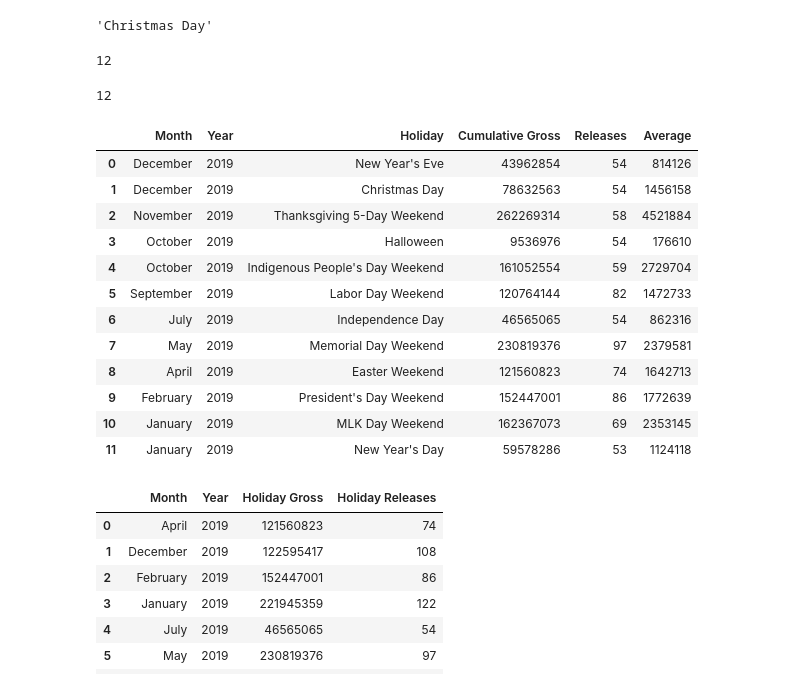
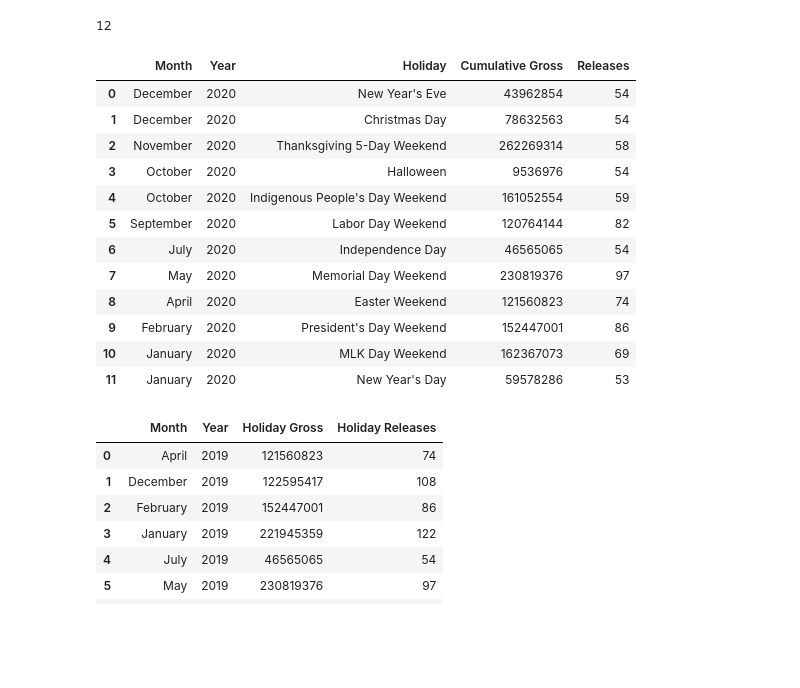
Before and after one commit to StarkArk/SnapCinema_2023, a Jupyter notebook: holidays_2019-2023_etl.ipynb, the cells around one changed output. Cells and saved outputs as stored; diff of their text form; code cells hidden in the pictures; blank space fills up the shorter version.

Commit message:
Merged Holiday Table, Clean

```diff
--- a/holidays_2019-2023_etl.ipynb
+++ b/holidays_2019-2023_etl.ipynb
@@ -407,9 +107,3 @@ Index(['Holiday', 'Cumulative Gross', '% of Year', 'Releases', 'Average',
-# %%
-# Trim the columns to Holiday, Cumulative Gross, % of Year, Releases, Average
-holidays_2019_df = holidays_2019_df[['Holiday', 'Cumulative Gross', 'Releases', 'Average']]
-holidays_2020_df = holidays_2020_df[['Holiday', 'Cumulative Gross', 'Releases', 'Average']]
-holidays_2021_df = holidays_2021_df[['Holiday', 'Cumulative Gross', 'Releases', 'Average']]
-holidays_2022_df = holidays_2022_df[['Holiday', 'Cumulative Gross', 'Releases', 'Average']]
 # %%
 df_2019 = holidays_2019_df.copy()
 # %%
@@ -417,8 +111,3 @@ df_2019 = holidays_2019_df.copy()
 df_2019['Cumulative Gross'] = df_2019['Cumulative Gross'].str.replace(',', '')
 df_2019['Cumulative Gross'] = df_2019['Cumulative Gross'].str.replace('$', '')
 df_2019['Cumulative Gross'] = df_2019['Cumulative Gross'].astype('int64', copy=True)
-df_2019['Average'] = df_2019['Average'].str.replace(',', '')
-df_2019['Average'] = df_2019['Average'].str.replace('$', '')
-df_2019['Average'] = df_2019['Average'].astype('int64', copy=True)
-
-df_2019.info()
@@ -457,6 +134,10 @@ df_2019
 # %%
-# Drop redundant rows
+# Drop redundant holiday rows
 df_2019_trim = df_2019.drop([2,3,4,5,8,10,13,15,17,19])
+# Reset Index
+df_2019_trim.reset_index(inplace=True)
+# Trim the columns
+df_2019_trim = df_2019_trim[['Holiday', 'Cumulative Gross', 'Releases']]
 
 df_2019_trim
 # %% [output]
@@ -498,4 +156,0 @@ Index(['index', 'Holiday', 'Cumulative Gross', 'Releases', 'Average'], dtype='ob
-# %%
-df_2019_trim = df_2019_trim[['Holiday', 'Cumulative Gross', 'Releases', 'Average']]
-
-df_2019_trim
@@ -516,67 +157,51 @@ df_2019_trim
-# %%
-df_2019_trim['Holiday'].iloc[1]
-# %% [output]
-'Christmas Day'
 # %%
 # Encode each holiday as a month
 # holiday month list
-month_list = []
 month_name_list = []
 
 # loop thru list
 for i in range(len(df_2019_trim)):
     if df_2019_trim['Holiday'].iloc[i] in ["New Year's Eve", "Christmas Day"]:
-        month_list.append(12)
         month_name_list.append('December')
     elif df_2019_trim['Holiday'].iloc[i] in ["Thanksgiving 5-Day Weekend"]:
-        month_list.append(11)
         month_name_list.append('November')
     elif df_2019_trim['Holiday'].iloc[i] in ["Halloween", "Indigenous People's Day Weekend"]:
-        month_list.append(10)
         month_name_list.append('October')
     elif df_2019_trim['Holiday'].iloc[i] in ["Labor Day Weekend"]:
-        month_list.append(9)
         month_name_list.append('September')
     elif df_2019_trim['Holiday'].iloc[i] in ['Independence Day']:
-        month_list.append(7)
         month_name_list.append('July')
     elif df_2019_trim['Holiday'].iloc[i] in ['Memorial Day Weekend']:
-        month_list.append(5)
         month_name_list.append('May')
     elif df_2019_trim['Holiday'].iloc[i] in ['Easter Weekend']:
-        month_list.append(4)
         month_name_list.append('April')
     elif df_2019_trim['Holiday'].iloc[i] in ["President's Day Weekend"]:
-        month_list.append(2)
         month_name_list.append('February')
     else:
-        month_list.append(1)
         month_name_list.append('January')
 
-display(len(month_list))
 display(len(month_name_list))
 
 # Add lists to df as columns
 df_2019_trim['Month'] = month_name_list
-df_2019_trim['Year'] = [int(2019) for x in range(len(df_2019_trim))]
+df_2019_trim['Year'] = [int(2020) for x in range(len(df_2019_trim))]
 
-df_2019_trim = df_2019_trim[['Month', 'Year', 'Holiday', 'Cumulative Gross', 'Releases', 'Average']]
+df_2019_trim = df_2019_trim[['Month', 'Year', 'Holiday', 'Cumulative Gross', 'Releases']]
 
 df_2019_trim
 # %% [output]
 12
-12
-|  | Month | Year | Holiday | Cumulative Gross | Releases | Average |
-| 0 | December | 2019 | New Year's Eve | 43962854 | 54 | 814126 |
-| 1 | December | 2019 | Christmas Day | 78632563 | 54 | 1456158 |
-| 2 | November | 2019 | Thanksgiving 5-Day Weekend | 262269314 | 58 | 4521884 |
-| 3 | October | 2019 | Halloween | 9536976 | 54 | 176610 |
-| 4 | October | 2019 | Indigenous People's Day Weekend | 161052554 | 59 | 2729704 |
-| 5 | September | 2019 | Labor Day Weekend | 120764144 | 82 | 1472733 |
-| 6 | July | 2019 | Independence Day | 46565065 | 54 | 862316 |
-| 7 | May | 2019 | Memorial Day Weekend | 230819376 | 97 | 2379581 |
-| 8 | April | 2019 | Easter Weekend | 121560823 | 74 | 1642713 |
-| 9 | February | 2019 | President's Day Weekend | 152447001 | 86 | 1772639 |
-| 10 | January | 2019 | MLK Day Weekend | 162367073 | 69 | 2353145 |
-| 11 | January | 2019 | New Year's Day | 59578286 | 53 | 1124118 |
+|  | Month | Year | Holiday | Cumulative Gross | Releases |
+| 0 | December | 2020 | New Year's Eve | 43962854 | 54 |
+| 1 | December | 2020 | Christmas Day | 78632563 | 54 |
+| 2 | November | 2020 | Thanksgiving 5-Day Weekend | 262269314 | 58 |
+| 3 | October | 2020 | Halloween | 9536976 | 54 |
+| 4 | October | 2020 | Indigenous People's Day Weekend | 161052554 | 59 |
+| 5 | September | 2020 | Labor Day Weekend | 120764144 | 82 |
+| 6 | July | 2020 | Independence Day | 46565065 | 54 |
+| 7 | May | 2020 | Memorial Day Weekend | 230819376 | 97 |
+| 8 | April | 2020 | Easter Weekend | 121560823 | 74 |
+| 9 | February | 2020 | President's Day Weekend | 152447001 | 86 |
+| 10 | January | 2020 | MLK Day Weekend | 162367073 | 69 |
+| 11 | January | 2020 | New Year's Day | 59578286 | 53 |
 # %%
```
Also changed, not shown: parts of 75 cells of this notebook, 1 other file.
